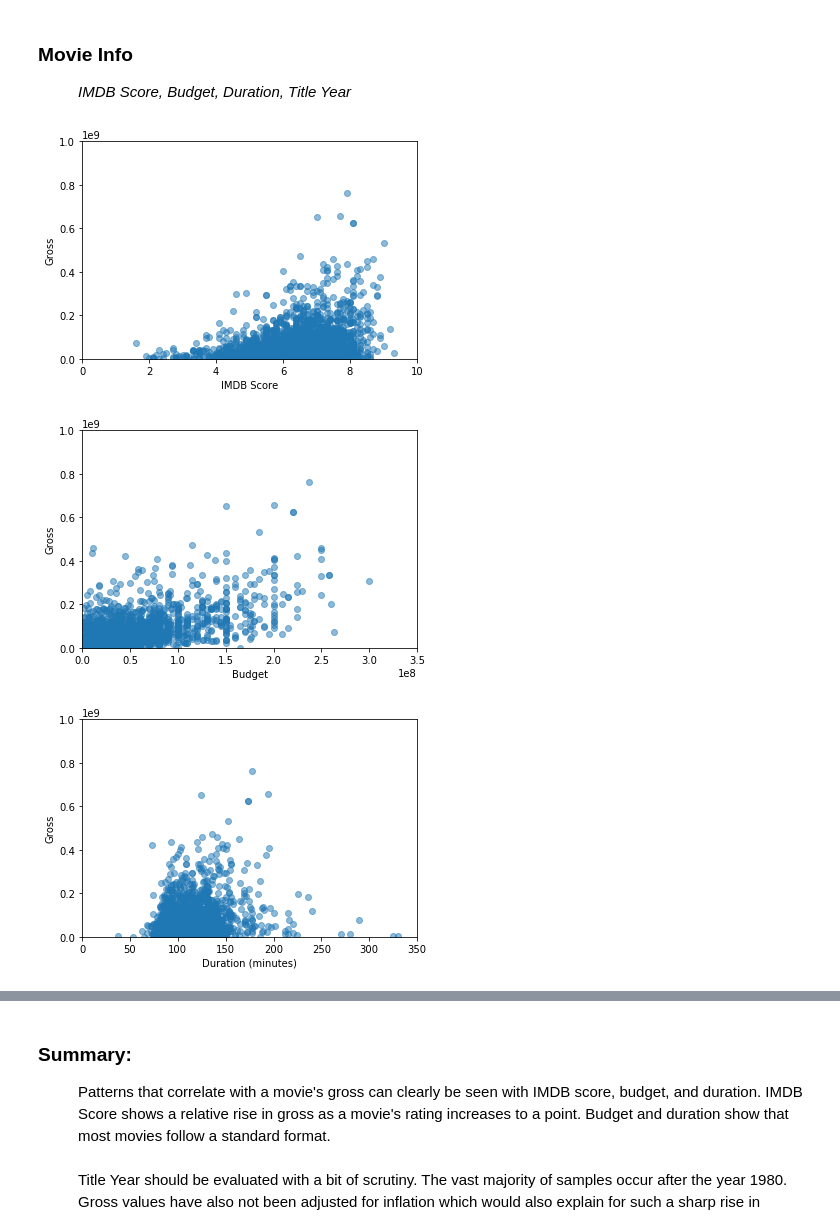
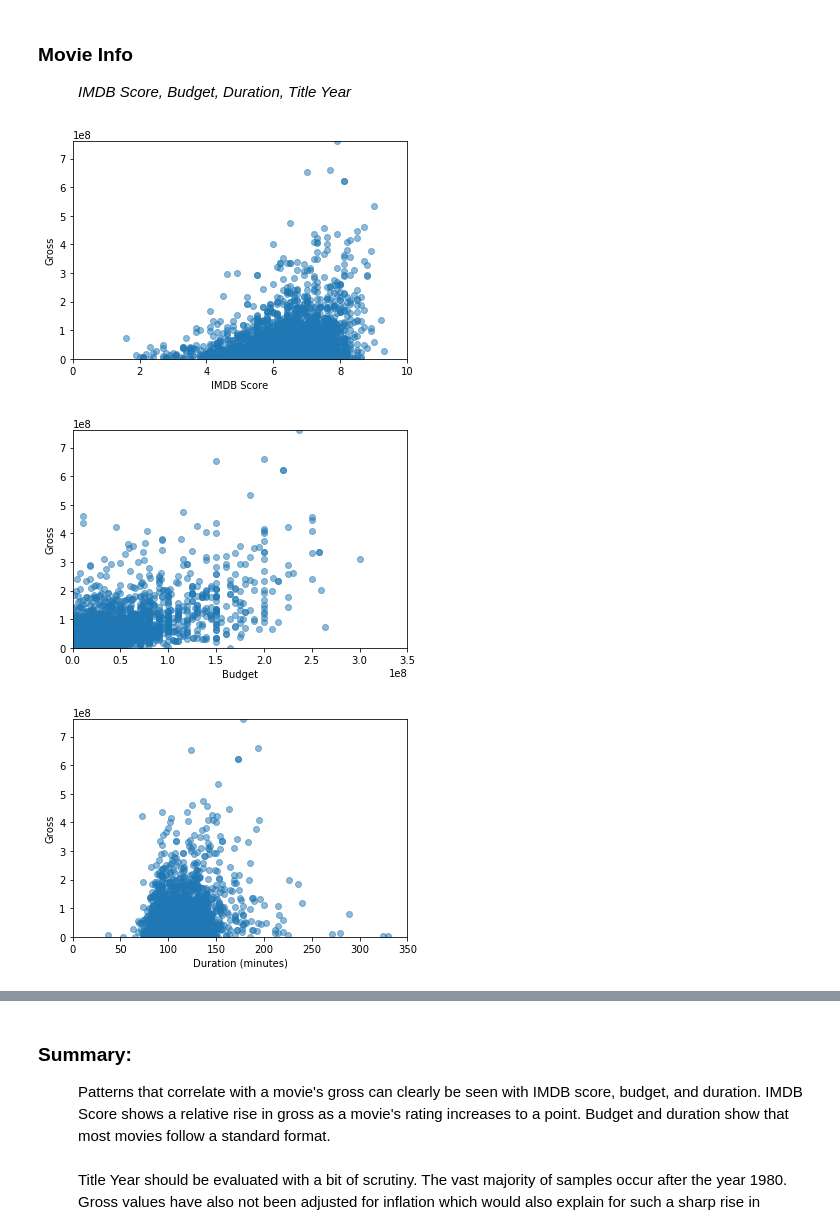
Before and after one commit to marc-hern/Feature-Selection-In-IMDB, a Jupyter notebook: Feature-Selection.ipynb, the cells around one changed output, grey strips where cells are left out. Saved outputs shown, nothing was run; the diff lists cells and outputs as text; code cells hidden in the pictures.

```diff
--- a/Feature-Selection.ipynb
+++ b/Feature-Selection.ipynb
@@ -51,26 +76,26 @@ y = movies_dataframe[['gross']]
 plt.ylabel('Gross')
 plt.xlabel('IMDB Score')
 
-plt.ylim([0, 1000000000])           #Gross limit of $1B
+plt.ylim([0, 760505847])            #Gross limit of $760505847
 plt.xlim([0, 10])                   #IMDB score range from 0 - 10
 plt.scatter(x_axis, y, alpha=0.5)
 plt.show()
 # %% [output]
-[figure, old version]
+[figure, new version]
 # %%
 # Gross vs. Budget
 
 x_axis = movies_dataframe['budget']
 
 plt.ylabel('Gross')
 plt.xlabel('Budget')
 
-plt.ylim([0, 1000000000])           #Gross limit of $1B
+plt.ylim([0, 760505847])            #Gross limit of $760505847
 plt.xlim([0, 350000000])            #Budget limit of $350M
 plt.scatter(x_axis, y, alpha=0.5)
 plt.show()
 # %% [output]
-[figure, old version]
+[figure, new version]
 # %%
 # Gross vs. Duration
 
@@ -79,12 +104,12 @@ x_axis = movies_dataframe['duration']
 plt.ylabel('Gross')
 plt.xlabel('Duration (minutes)')
 
-plt.ylim([0, 1000000000])           #Gross limit of $1B
+plt.ylim([0, 760505847])            #Gross limit of $760505847
 plt.xlim([0, 350])                  #Durtaion limit of 350 minutes (looong movies)
 plt.scatter(x_axis, y, alpha=0.5)
 plt.show()
 # %% [output]
-[figure, old version]
+[figure, new version]
 # %%
 # Gross vs. Title Year
 
```
Also changed, not shown: parts of 16 cells of this notebook.
